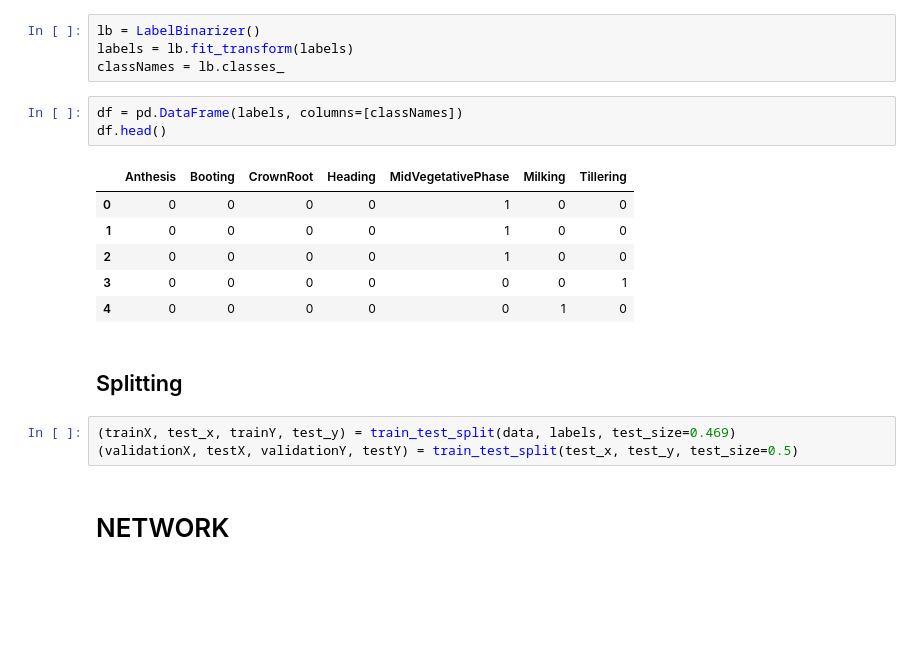
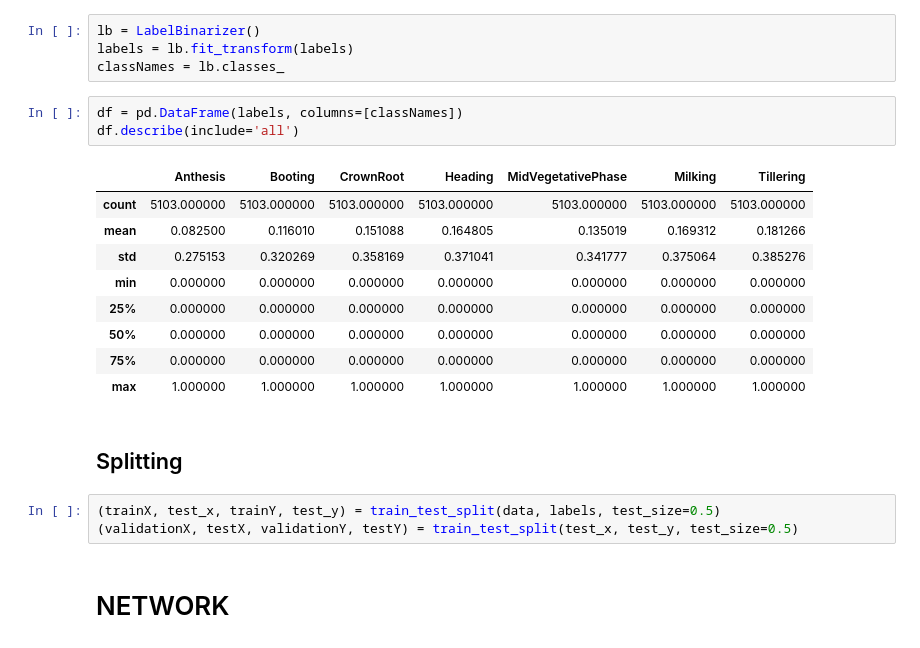
Before and after one commit to Plux1/Deep-Learning, a Jupyter notebook: Computer Vision/imagelab/nn/conv/VGGNET Family/Wheat/Growth_stage_classification.ipynb, the cells around one changed output. Cells and saved outputs as stored; diff of their text form; blank space fills up the shorter version.

```diff
--- a/Computer Vision/imagelab/nn/conv/VGGNET Family/Wheat/Growth_stage_classification.ipynb
+++ b/Computer Vision/imagelab/nn/conv/VGGNET Family/Wheat/Growth_stage_classification.ipynb
@@ -141,18 +151,21 @@ labels = lb.fit_transform(labels)
 classNames = lb.classes_
 # %%
 df = pd.DataFrame(labels, columns=[classNames])
-df.head()
+df.describe(include='all')
 # %% [output]
 |  | Anthesis | Booting | CrownRoot | Heading | MidVegetativePhase | Milking | Tillering |
-| 0 | 0 | 0 | 0 | 0 | 1 | 0 | 0 |
-| 1 | 0 | 0 | 0 | 0 | 1 | 0 | 0 |
-| 2 | 0 | 0 | 0 | 0 | 1 | 0 | 0 |
-| 3 | 0 | 0 | 0 | 0 | 0 | 0 | 1 |
-| 4 | 0 | 0 | 0 | 0 | 0 | 1 | 0 |
+| count | 5103.000000 | 5103.000000 | 5103.000000 | 5103.000000 | 5103.000000 | 5103.000000 | 5103.000000 |
+| mean | 0.082500 | 0.116010 | 0.151088 | 0.164805 | 0.135019 | 0.169312 | 0.181266 |
+| std | 0.275153 | 0.320269 | 0.358169 | 0.371041 | 0.341777 | 0.375064 | 0.385276 |
+| min | 0.000000 | 0.000000 | 0.000000 | 0.000000 | 0.000000 | 0.000000 | 0.000000 |
+| 25% | 0.000000 | 0.000000 | 0.000000 | 0.000000 | 0.000000 | 0.000000 | 0.000000 |
+| 50% | 0.000000 | 0.000000 | 0.000000 | 0.000000 | 0.000000 | 0.000000 | 0.000000 |
+| 75% | 0.000000 | 0.000000 | 0.000000 | 0.000000 | 0.000000 | 0.000000 | 0.000000 |
+| max | 1.000000 | 1.000000 | 1.000000 | 1.000000 | 1.000000 | 1.000000 | 1.000000 |
 # %% [markdown]
 ## Splitting
 # %%
-(trainX, test_x, trainY, test_y) = train_test_split(data, labels, test_size=0.469)
+(trainX, test_x, trainY, test_y) = train_test_split(data, labels, test_size=0.5)
 (validationX, testX, validationY, testY) = train_test_split(test_x, test_y, test_size=0.5)
 # %% [markdown]
 # NETWORK
```
Also changed, not shown: parts of 17 cells of this notebook, 3 other files.
